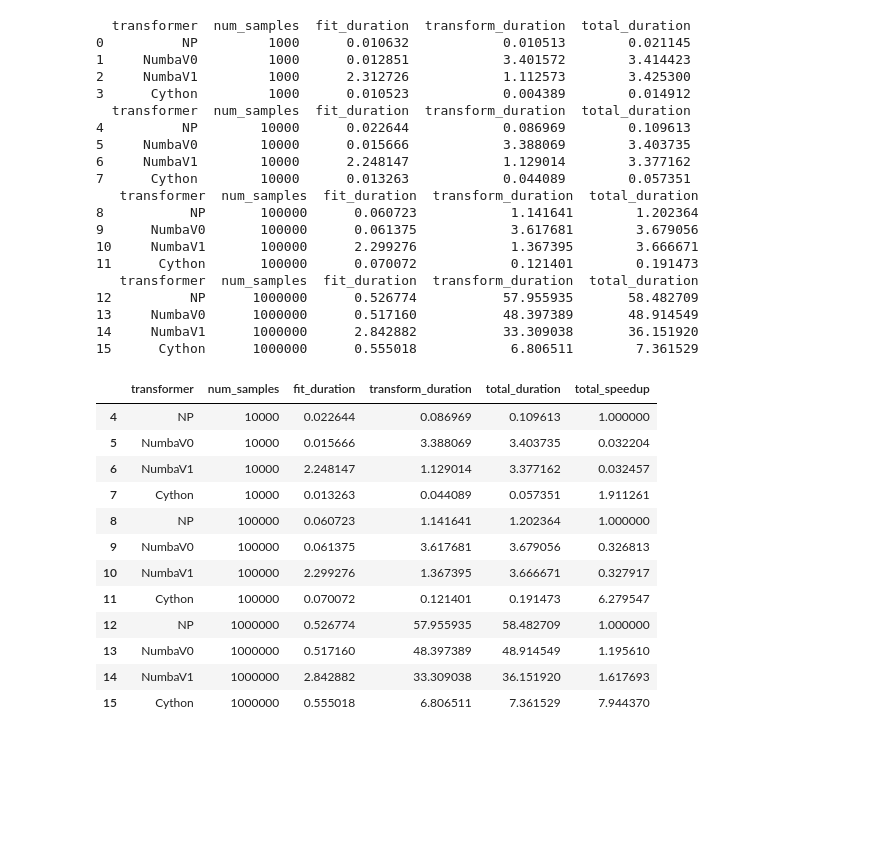
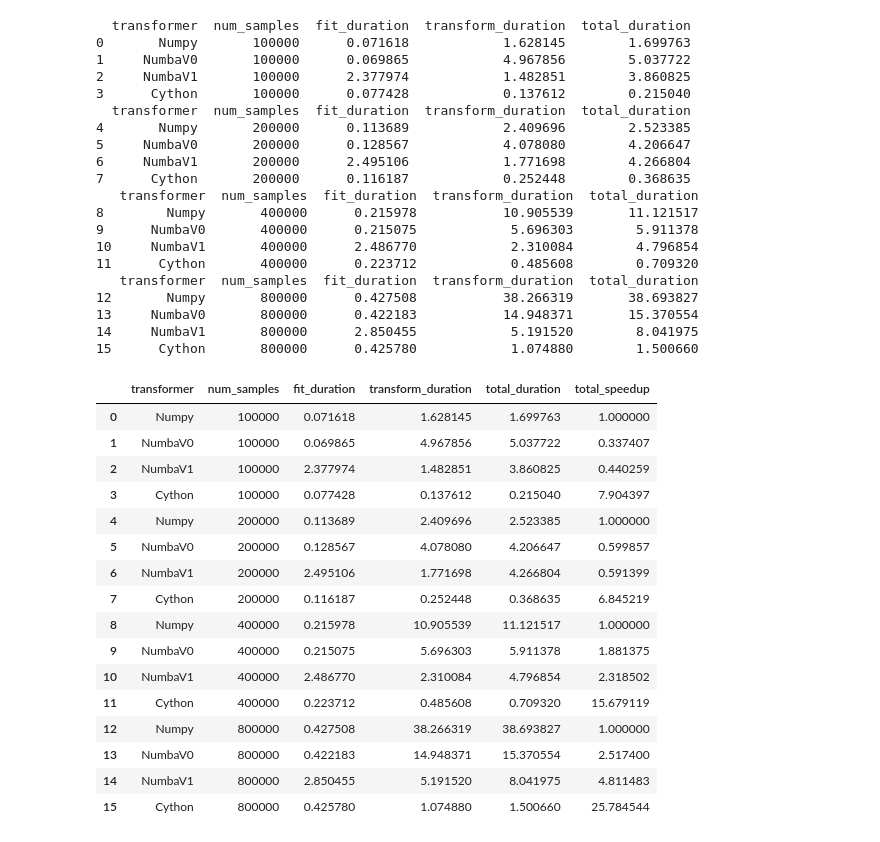
Before and after one commit to jimthompson5802/fast-python, a Jupyter notebook: ple/analyze_ple_test_scenarios.ipynb, the cells around one changed output. Cells and saved outputs as stored; diff of their text form; code cells hidden in the pictures; blank space fills up the shorter version.

```diff
--- a/ple/analyze_ple_test_scenarios.ipynb
+++ b/ple/analyze_ple_test_scenarios.ipynb
@@ -28,48 +28,52 @@ df
 # %%
 results = []
 for grp in df.groupby('num_samples'):
     df_g = grp[1]
     print(df_g)
-    df_g["total_speedup"] = df_g[df_g.transformer == "NP"]["total_duration"].values[0] / df_g["total_duration"]
+    df_g["total_speedup"] = df_g[df_g.transformer == "Numpy"]["total_duration"].values[0] / df_g["total_duration"]
     results.append(df_g)
 
 results_df = pd.concat(results)
-results_df = results_df[results_df.num_samples != 1000]
+# results_df = results_df[results_df.num_samples != 1000]
 results_df
 # %% [output]
   transformer  num_samples  fit_duration  transform_duration  total_duration
-0          NP         1000      0.010632            0.010513        0.021145
-1     NumbaV0         1000      0.012851            3.401572        3.414423
-2     NumbaV1         1000      2.312726            1.112573        3.425300
-3      Cython         1000      0.010523            0.004389        0.014912
+0       Numpy       100000      0.071618            1.628145        1.699763
+1     NumbaV0       100000      0.069865            4.967856        5.037722
+2     NumbaV1       100000      2.377974            1.482851        3.860825
+3      Cython       100000      0.077428            0.137612        0.215040
   transformer  num_samples  fit_duration  transform_duration  total_duration
-4          NP        10000      0.022644            0.086969        0.109613
-5     NumbaV0        10000      0.015666            3.388069        3.403735
-6     NumbaV1        10000      2.248147            1.129014        3.377162
-7      Cython        10000      0.013263            0.044089        0.057351
+4       Numpy       200000      0.113689            2.409696        2.523385
+5     NumbaV0       200000      0.128567            4.078080        4.206647
+6     NumbaV1       200000      2.495106            1.771698        4.266804
+7      Cython       200000      0.116187            0.252448        0.368635
    transformer  num_samples  fit_duration  transform_duration  total_duration
-8           NP       100000      0.060723            1.141641        1.202364
-9      NumbaV0       100000      0.061375            3.617681        3.679056
-10     NumbaV1       100000      2.299276            1.367395        3.666671
-11      Cython       100000      0.070072            0.121401        0.191473
+8        Numpy       400000      0.215978           10.905539       11.121517
+9      NumbaV0       400000      0.215075            5.696303        5.911378
+10     NumbaV1       400000      2.486770            2.310084        4.796854
+11      Cython       400000      0.223712            0.485608        0.709320
    transformer  num_samples  fit_duration  transform_duration  total_duration
-12          NP      1000000      0.526774           57.955935       58.482709
-13     NumbaV0      1000000      0.517160           48.397389       48.914549
-14     NumbaV1      1000000      2.842882           33.309038       36.151920
-15      Cython      1000000      0.555018            6.806511        7.361529
+12       Numpy       800000      0.427508           38.266319       38.693827
+13     NumbaV0       800000      0.422183           14.948371       15.370554
+14     NumbaV1       800000      2.850455            5.191520        8.041975
+15      Cython       800000      0.425780            1.074880        1.500660
 |  | transformer | num_samples | fit_duration | transform_duration | total_duration | total_speedup |
-| 4 | NP | 10000 | 0.022644 | 0.086969 | 0.109613 | 1.000000 |
-| 5 | NumbaV0 | 10000 | 0.015666 | 3.388069 | 3.403735 | 0.032204 |
-| 6 | NumbaV1 | 10000 | 2.248147 | 1.129014 | 3.377162 | 0.032457 |
-| 7 | Cython | 10000 | 0.013263 | 0.044089 | 0.057351 | 1.911261 |
-| 8 | NP | 100000 | 0.060723 | 1.141641 | 1.202364 | 1.000000 |
-| 9 | NumbaV0 | 100000 | 0.061375 | 3.617681 | 3.679056 | 0.326813 |
-| 10 | NumbaV1 | 100000 | 2.299276 | 1.367395 | 3.666671 | 0.327917 |
-| 11 | Cython | 100000 | 0.070072 | 0.121401 | 0.191473 | 6.279547 |
-| 12 | NP | 1000000 | 0.526774 | 57.955935 | 58.482709 | 1.000000 |
-| 13 | NumbaV0 | 1000000 | 0.517160 | 48.397389 | 48.914549 | 1.195610 |
-| 14 | NumbaV1 | 1000000 | 2.842882 | 33.309038 | 36.151920 | 1.617693 |
-| 15 | Cython | 1000000 | 0.555018 | 6.806511 | 7.361529 | 7.944370 |
+| 0 | Numpy | 100000 | 0.071618 | 1.628145 | 1.699763 | 1.000000 |
+| 1 | NumbaV0 | 100000 | 0.069865 | 4.967856 | 5.037722 | 0.337407 |
+| 2 | NumbaV1 | 100000 | 2.377974 | 1.482851 | 3.860825 | 0.440259 |
+| 3 | Cython | 100000 | 0.077428 | 0.137612 | 0.215040 | 7.904397 |
+| 4 | Numpy | 200000 | 0.113689 | 2.409696 | 2.523385 | 1.000000 |
+| 5 | NumbaV0 | 200000 | 0.128567 | 4.078080 | 4.206647 | 0.599857 |
+| 6 | NumbaV1 | 200000 | 2.495106 | 1.771698 | 4.266804 | 0.591399 |
+| 7 | Cython | 200000 | 0.116187 | 0.252448 | 0.368635 | 6.845219 |
+| 8 | Numpy | 400000 | 0.215978 | 10.905539 | 11.121517 | 1.000000 |
+| 9 | NumbaV0 | 400000 | 0.215075 | 5.696303 | 5.911378 | 1.881375 |
+| 10 | NumbaV1 | 400000 | 2.486770 | 2.310084 | 4.796854 | 2.318502 |
+| 11 | Cython | 400000 | 0.223712 | 0.485608 | 0.709320 | 15.679119 |
+| 12 | Numpy | 800000 | 0.427508 | 38.266319 | 38.693827 | 1.000000 |
+| 13 | NumbaV0 | 800000 | 0.422183 | 14.948371 | 15.370554 | 2.517400 |
+| 14 | NumbaV1 | 800000 | 2.850455 | 5.191520 | 8.041975 | 4.811483 |
+| 15 | Cython | 800000 | 0.425780 | 1.074880 | 1.500660 | 25.784544 |
 # %%
 import seaborn as sns
 import matplotlib.pyplot as plt
```
Also changed, not shown: parts of 4 cells of this notebook, 2 other files.
